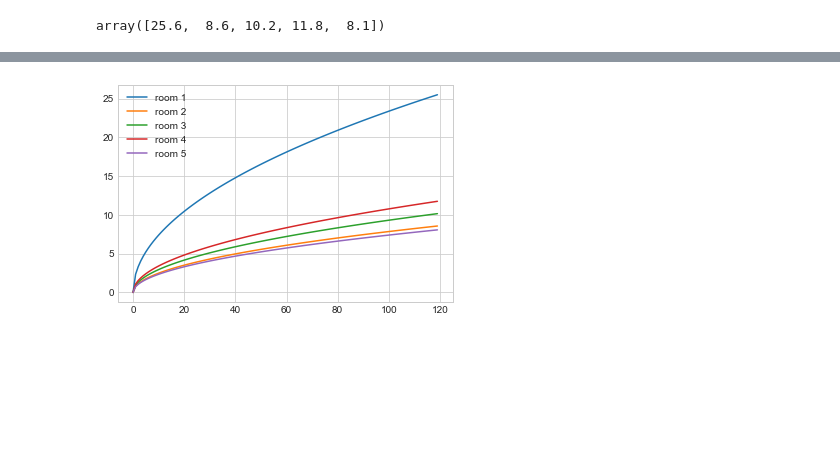
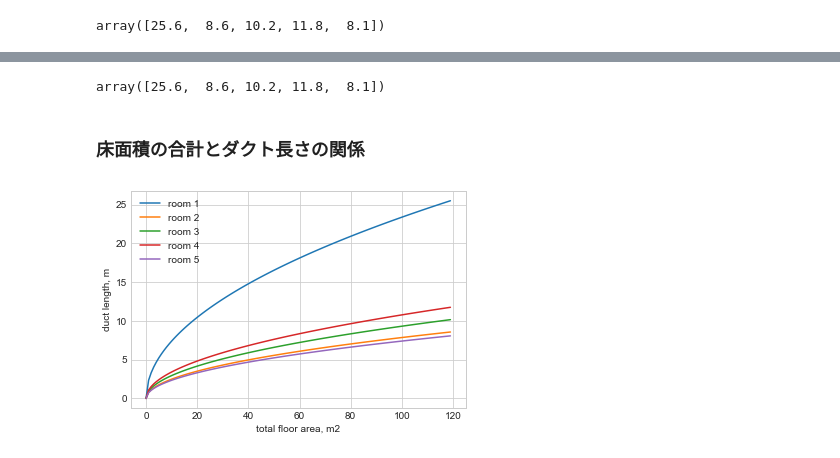
Before and after one commit to HisashiMiura/duct_type_central_hc_system, a Jupyter notebook: explain_functions.ipynb, the cells around one changed output, grey strips where cells are left out. Drawn from its saved outputs; the diff is of its cells as text; code cells hidden in the pictures; blank space fills up the shorter version.

```diff
--- a/explain_functions.ipynb
+++ b/explain_functions.ipynb
@@ -128,26 +139,32 @@ array([25.6,  8.6, 10.2, 11.8,  8.1])
+# %%
+l_duct = cs.get_duct_length(l_duct_r=l_duct_r, a_a=case['a_a'])
+l_duct
+# %% [output]
+array([25.6,  8.6, 10.2, 11.8,  8.1])
+# %% [markdown]
+### 床面積の合計とダクト長さの関係
 # %%
-def draw_duct_length(room_number):
+xs = np.arange(120)
 
-    xs = np.arange(120)
+def get_duct_length_each_room(room_number):
+    return [cs.get_duct_length(l_duct_r=l_duct_r, a_a=x)[room_number] for x in xs]
 
-    def get_duct_length_each_room(room_number):
-        return [cs.get_duct_length(l_duct_r=l_duct_r, a_a=x)[room_number] for x in xs]
+plt.style.use('seaborn-whitegrid')
 
-    plt.style.use('seaborn-whitegrid')
+fig = plt.figure()
 
-    fig = plt.figure()
+ax = fig.subplots()
 
-    ax = fig.subplots()
+ax.plot(xs, get_duct_length_each_room(0), label='room 1')
+ax.plot(xs, get_duct_length_each_room(1), label='room 2')
+ax.plot(xs, get_duct_length_each_room(2), label='room 3')
+ax.plot(xs, get_duct_length_each_room(3), label='room 4')
+ax.plot(xs, get_duct_length_each_room(4), label='room 5')
 
-    ax.plot(xs, get_duct_length_each_room(0), label='room 1')
-    ax.plot(xs, get_duct_length_each_room(1), label='room 2')
-    ax.plot(xs, get_duct_length_each_room(2), label='room 3')
-    ax.plot(xs, get_duct_length_each_room(3), label='room 4')
-    ax.plot(xs, get_duct_length_each_room(4), label='room 5')
+ax.set_xlabel('total floor area, m2')
+ax.set_ylabel('duct length, m')
 
-    plt.legend()
-    plt.show()
+plt.legend()
+plt.show()
+# %% [output]
+[figure, added]
-# %%
-draw_duct_length(0)
-# %% [output]
-[figure, removed]
```
Also changed, not shown: parts of 2 cells of this notebook.
